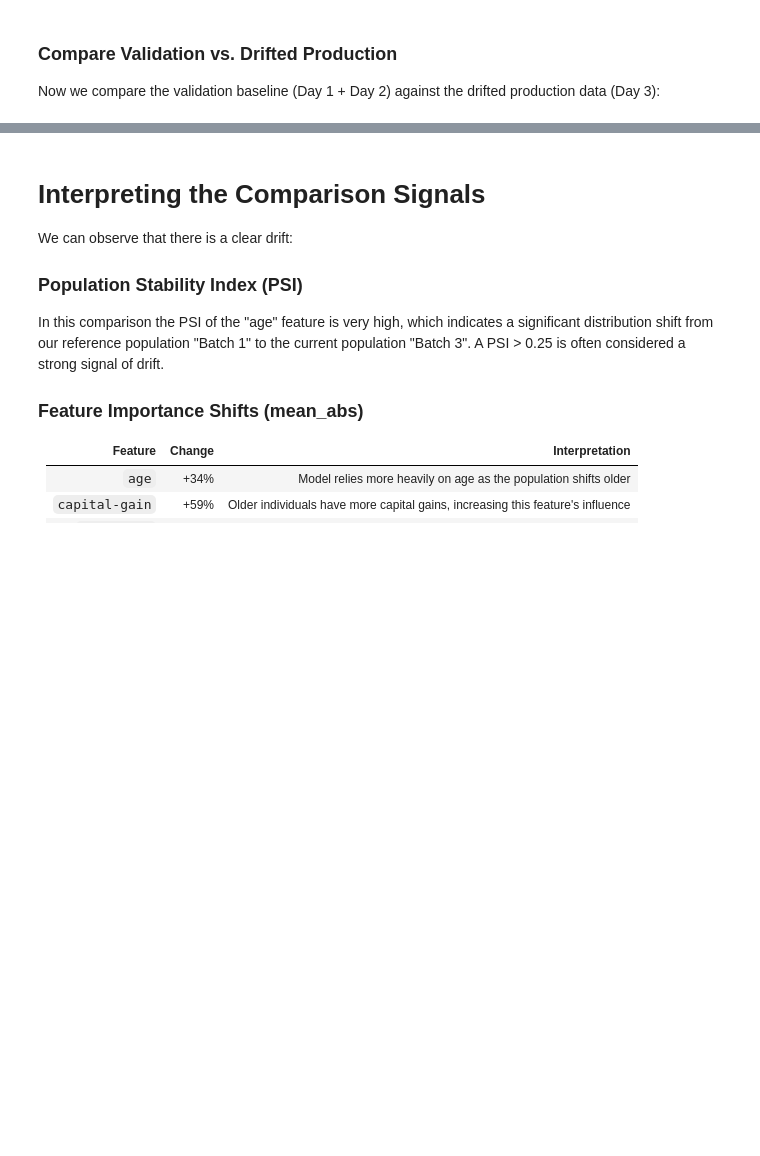
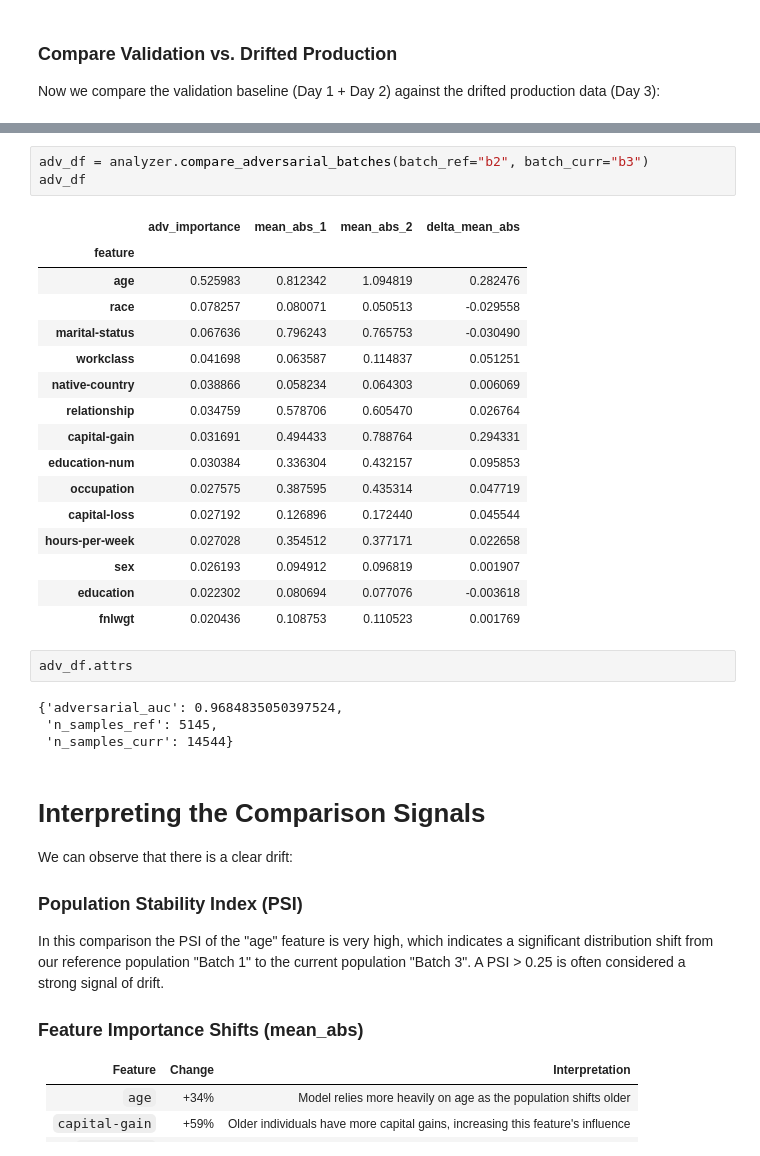
Before and after one commit to ab93/shap-monitor, a Jupyter notebook: examples/lightgbm_example.ipynb, the cells around one changed output, grey strips where cells are left out. Cells and saved outputs as stored; diff of their text form; blank space fills up the shorter version.

```diff
--- a/examples/lightgbm_example.ipynb
+++ b/examples/lightgbm_example.ipynb
@@ -378,6 +404,32 @@ analyzer.compare_batches(
 | sex | 0.055539 | 0.094912 | 0.096819 | 0.001907 | 2.009396 | 0.002017 | 0.005712 | 10.0 | ... |
 | occupation | 0.048681 | 0.387595 | 0.435314 | 0.047719 | 12.311624 | 0.012796 | 0.018839 | 5.0 | ... |
 | fnlwgt | 0.015587 | 0.108753 | 0.110523 | 0.001769 | 1.626819 | 0.003956 | -0.003621 | 9.0 | ... |
+# %%
+adv_df = analyzer.compare_adversarial_batches(batch_ref="b2", batch_curr="b3")
+adv_df
+# %% [output]
+|  | adv_importance | mean_abs_1 | mean_abs_2 | delta_mean_abs |
+| feature |  |  |  |  |
+| age | 0.525983 | 0.812342 | 1.094819 | 0.282476 |
+| race | 0.078257 | 0.080071 | 0.050513 | -0.029558 |
+| marital-status | 0.067636 | 0.796243 | 0.765753 | -0.030490 |
+| workclass | 0.041698 | 0.063587 | 0.114837 | 0.051251 |
+| native-country | 0.038866 | 0.058234 | 0.064303 | 0.006069 |
+| relationship | 0.034759 | 0.578706 | 0.605470 | 0.026764 |
+| capital-gain | 0.031691 | 0.494433 | 0.788764 | 0.294331 |
+| education-num | 0.030384 | 0.336304 | 0.432157 | 0.095853 |
+| occupation | 0.027575 | 0.387595 | 0.435314 | 0.047719 |
+| capital-loss | 0.027192 | 0.126896 | 0.172440 | 0.045544 |
+| hours-per-week | 0.027028 | 0.354512 | 0.377171 | 0.022658 |
+| sex | 0.026193 | 0.094912 | 0.096819 | 0.001907 |
+| education | 0.022302 | 0.080694 | 0.077076 | -0.003618 |
+| fnlwgt | 0.020436 | 0.108753 | 0.110523 | 0.001769 |
+# %%
+adv_df.attrs
+# %% [output]
+{'adversarial_auc': 0.9684835050397524,
+ 'n_samples_ref': 5145,
+ 'n_samples_curr': 14544}
 # %% [markdown]
 # Interpreting the Comparison Signals
 
```
Also changed, not shown: parts of 5 cells of this notebook, 9 other files.
